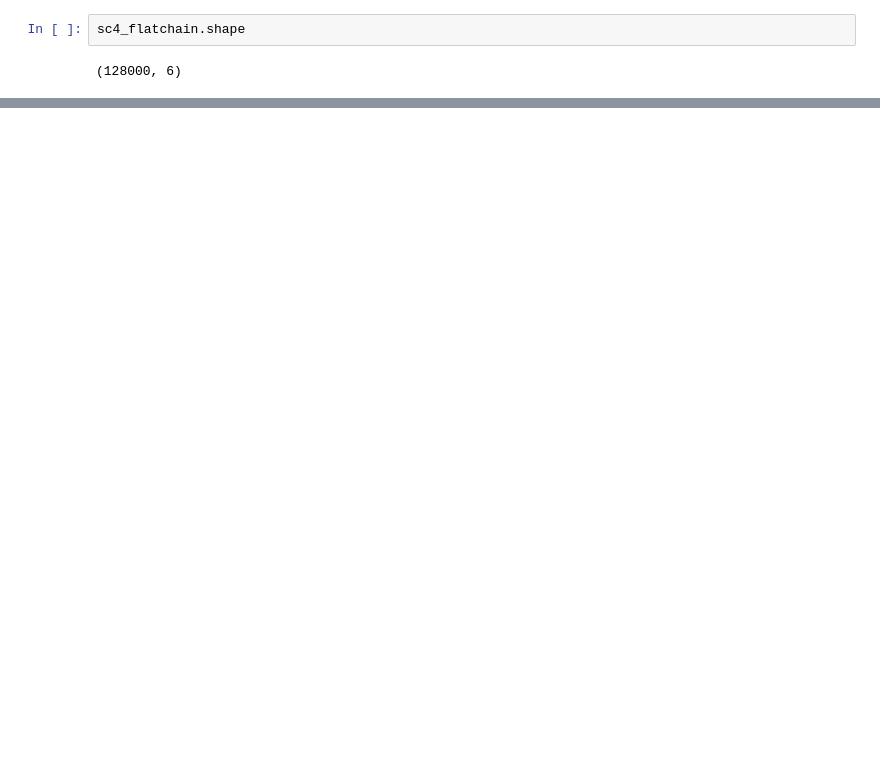
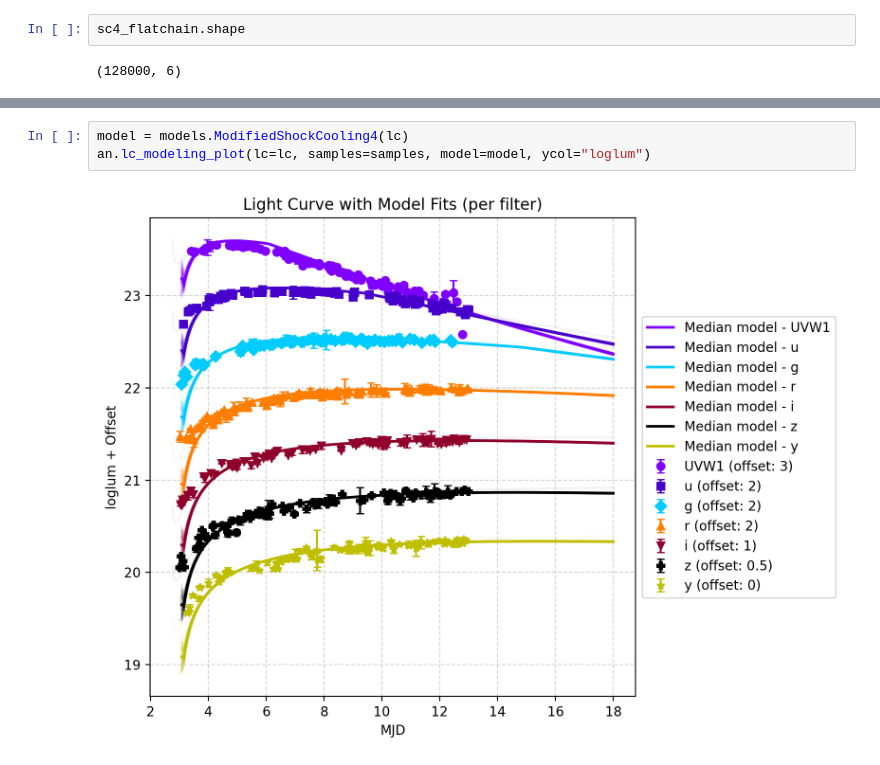
Before and after one commit to gsmteixeira/pilca, a Jupyter notebook: notebooks/06_preparing_mcmc.ipynb, the cells around one changed output, grey strips where cells are left out. Saved outputs shown, nothing was run; the diff lists cells and outputs as text; blank space fills up the shorter version.

```diff
--- a/notebooks/06_preparing_mcmc.ipynb
+++ b/notebooks/06_preparing_mcmc.ipynb
@@ -217,0 +211,5 @@ plt.show()
+# %%
+model = models.ModifiedShockCooling4(lc)
+an.lc_modeling_plot(lc=lc, samples=samples, model=model, ycol="loglum")
+# %% [output]
+[figure, added]
```
Also changed, not shown: parts of 8 cells of this notebook, 6 other files.
